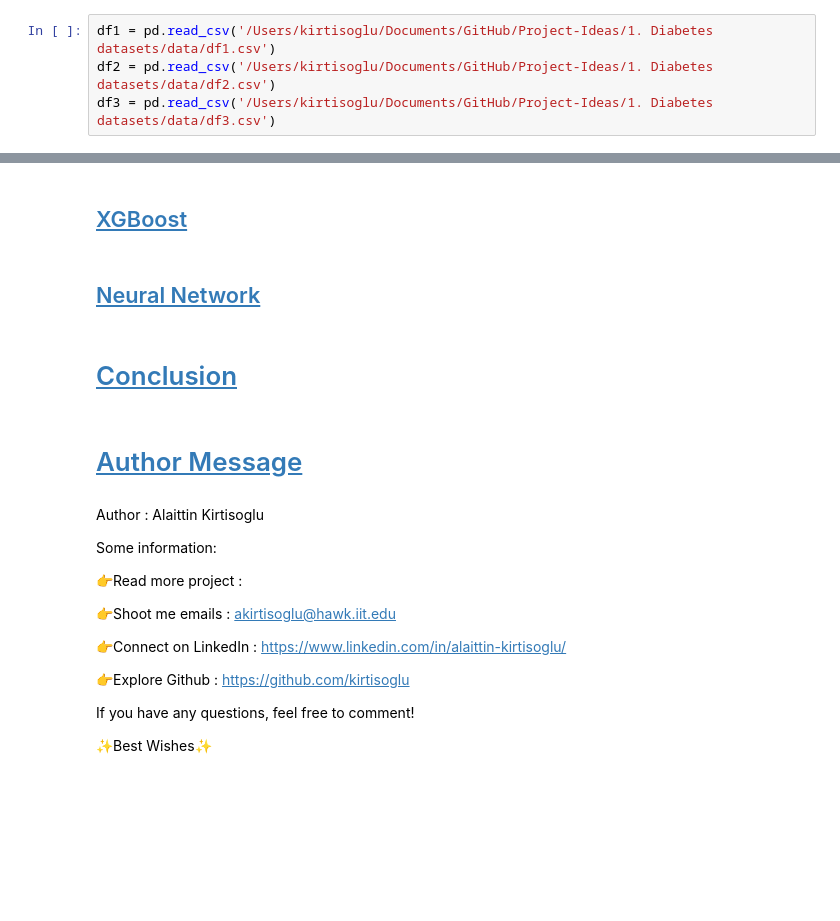
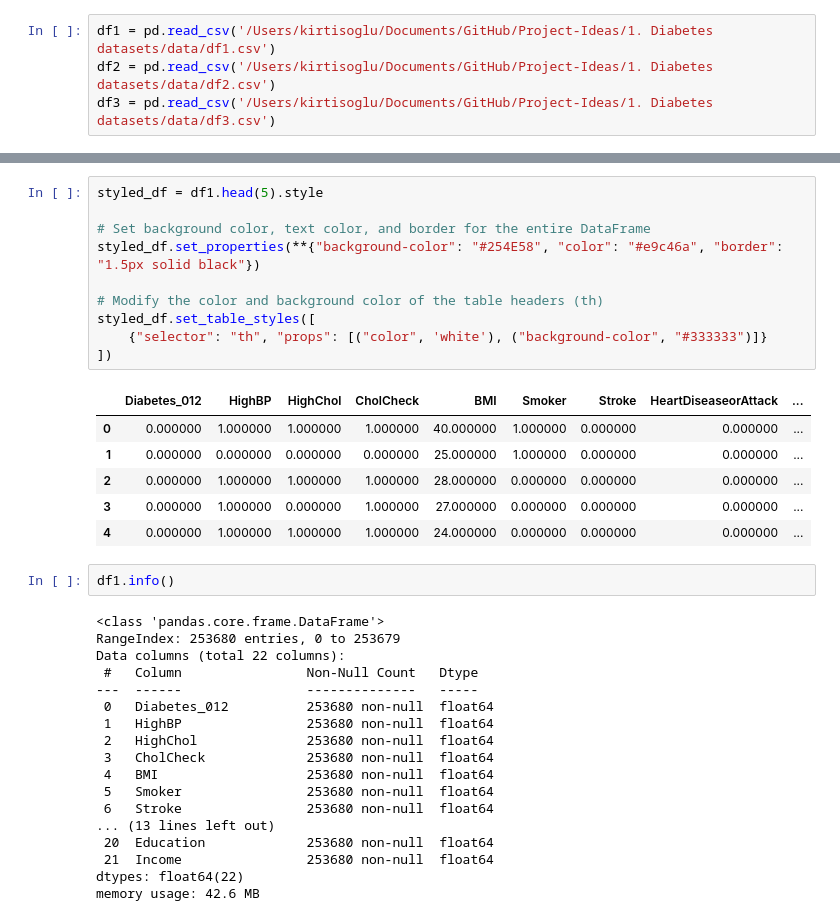
Before and after one commit to kirtisoglu/AI-and-Machine-Learning-Projects, a Jupyter notebook: 1. Diabetes datasets/main.ipynb, the cells around one changed output, grey strips where cells are left out. Cells and saved outputs as stored; diff of their text form; blank space fills up the shorter version.

```diff
--- a/1. Diabetes datasets/main.ipynb
+++ b/1. Diabetes datasets/main.ipynb
@@ -109,27 +139,37 @@ Index(['Diabetes_012', 'HighBP', 'HighChol', 'CholCheck', 'BMI', 'Smoker',
-# %% [markdown]
-## <a id='toc4_6_'></a>[XGBoost](#toc0_)
-# %% [markdown]
-## <a id='toc4_7_'></a>[Neural Network](#toc0_)
-# %% [markdown]
-# <a id='toc5_'></a>[Conclusion](#toc0_)
-# %% [markdown]
-# <a id='toc6_'></a>[Author Message](#toc0_)
-# %% [markdown]
-Author : Alaittin Kirtisoglu
-
-
-Some information:
-
-👉Read more project :
-
-👉Shoot me emails : akirtisoglu@hawk.iit.edu
-
-👉Connect on LinkedIn : https://www.linkedin.com/in/alaittin-kirtisoglu/
-
-👉Explore Github : https://github.com/kirtisoglu
-
-
-If you have any questions, feel free to comment!
-
-
-✨Best Wishes✨
+# %%
+styled_df = df1.head(5).style
+
+# Set background color, text color, and border for the entire DataFrame
+styled_df.set_properties(**{"background-color": "#254E58", "color": "#e9c46a", "border": "1.5px solid black"})
+
+# Modify the color and background color of the table headers (th)
+styled_df.set_table_styles([
+    {"selector": "th", "props": [("color", 'white'), ("background-color", "#333333")]}
+])
+# %% [output]
+|  | Diabetes_012 | HighBP | HighChol | CholCheck | BMI | Smoker | Stroke | HeartDiseaseorAttack | ... |
+| 0 | 0.000000 | 1.000000 | 1.000000 | 1.000000 | 40.000000 | 1.000000 | 0.000000 | 0.000000 | ... |
+| 1 | 0.000000 | 0.000000 | 0.000000 | 0.000000 | 25.000000 | 1.000000 | 0.000000 | 0.000000 | ... |
+| 2 | 0.000000 | 1.000000 | 1.000000 | 1.000000 | 28.000000 | 0.000000 | 0.000000 | 0.000000 | ... |
+| 3 | 0.000000 | 1.000000 | 0.000000 | 1.000000 | 27.000000 | 0.000000 | 0.000000 | 0.000000 | ... |
+| 4 | 0.000000 | 1.000000 | 1.000000 | 1.000000 | 24.000000 | 0.000000 | 0.000000 | 0.000000 | ... |
+# %%
+df1.info()
+# %% [output]
+<class 'pandas.core.frame.DataFrame'>
+RangeIndex: 253680 entries, 0 to 253679
+Data columns (total 22 columns):
+ #   Column                Non-Null Count   Dtype
+---  ------                --------------   -----
+ 0   Diabetes_012          253680 non-null  float64
+ 1   HighBP                253680 non-null  float64
+ 2   HighChol              253680 non-null  float64
+ 3   CholCheck             253680 non-null  float64
+ 4   BMI                   253680 non-null  float64
+ 5   Smoker                253680 non-null  float64
+ 6   Stroke                253680 non-null  float64
+... (13 lines left out)
+ 20  Education             253680 non-null  float64
+ 21  Income                253680 non-null  float64
+dtypes: float64(22)
+memory usage: 42.6 MB
```
Also changed, not shown: parts of 80 cells of this notebook, 1 other file.
